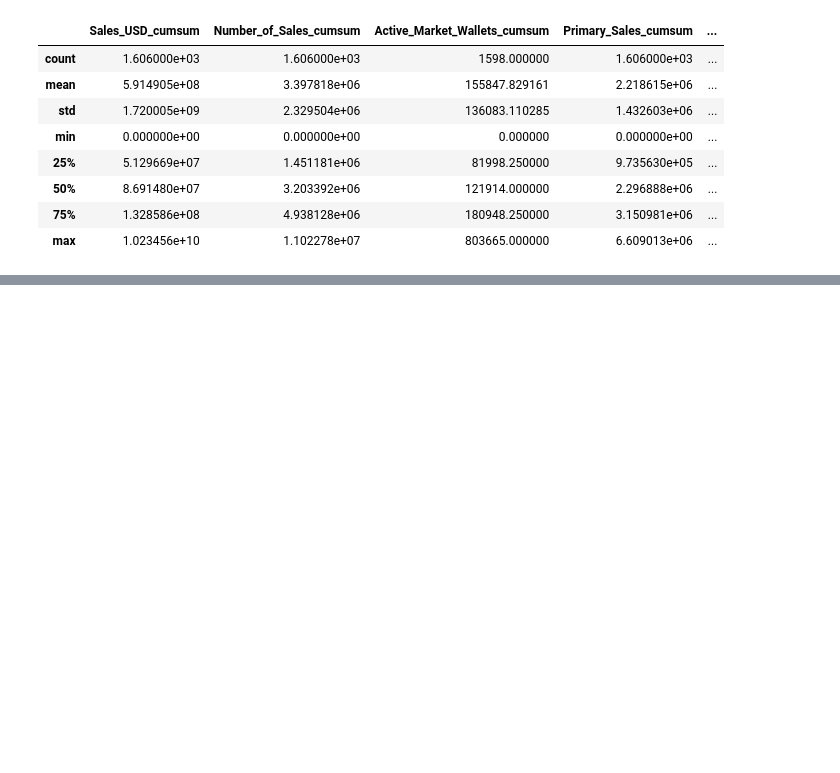
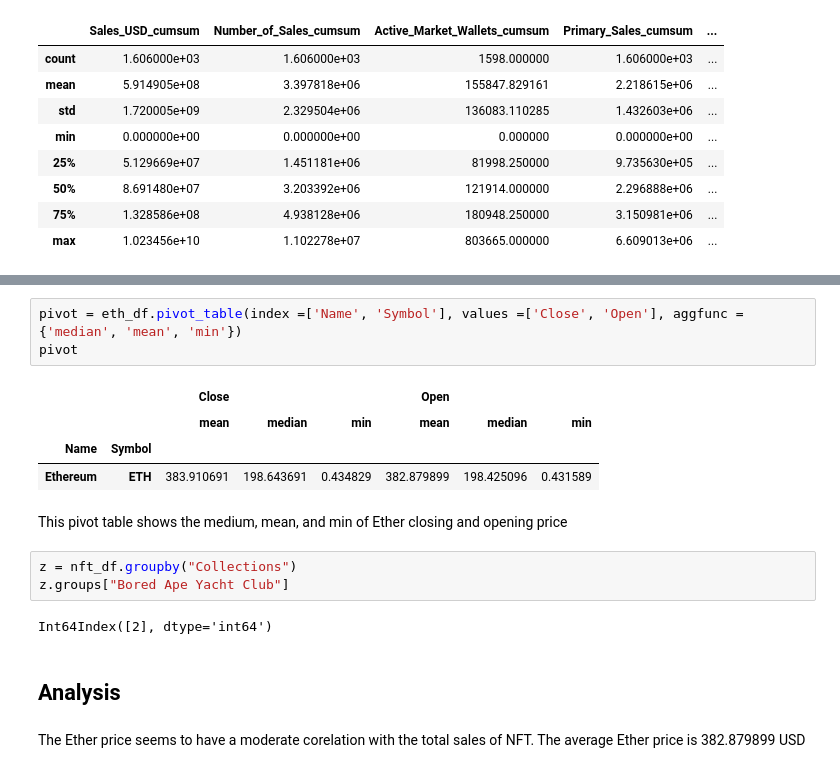
Before and after one commit to MARCOpo1o/NFT-Report, a Jupyter notebook: NFT.ipynb, the cells around one changed output, grey strips where cells are left out. Saved outputs shown, nothing was run; the diff lists cells and outputs as text; blank space fills up the shorter version.

```diff
--- a/NFT.ipynb
+++ b/NFT.ipynb
@@ -67,0 +114,19 @@ Index(['Collections', 'Sales', 'Buyers', 'Txns', 'Owners'], dtype='object')
+# %%
+pivot = eth_df.pivot_table(index =['Name', 'Symbol'], values =['Close', 'Open'], aggfunc ={'median', 'mean', 'min'})
+pivot
+# %% [output]
+|  |  | Close |  |  | Open |  |  |
+|  |  | mean | median | min | mean | median | min |
+| Name | Symbol |  |  |  |  |  |  |
+| Ethereum | ETH | 383.910691 | 198.643691 | 0.434829 | 382.879899 | 198.425096 | 0.431589 |
+# %% [markdown]
+This pivot table shows the medium, mean, and min of Ether closing and opening price
+# %%
+z = nft_df.groupby("Collections")
+z.groups["Bored Ape Yacht Club"]
+# %% [output]
+Int64Index([2], dtype='int64')
+# %% [markdown]
+## Analysis
+# %% [markdown]
+The Ether price seems to have a moderate corelation with the total sales of NFT. The average Ether price is 382.879899 USD
```
Also changed, not shown: parts of 15 cells of this notebook.
